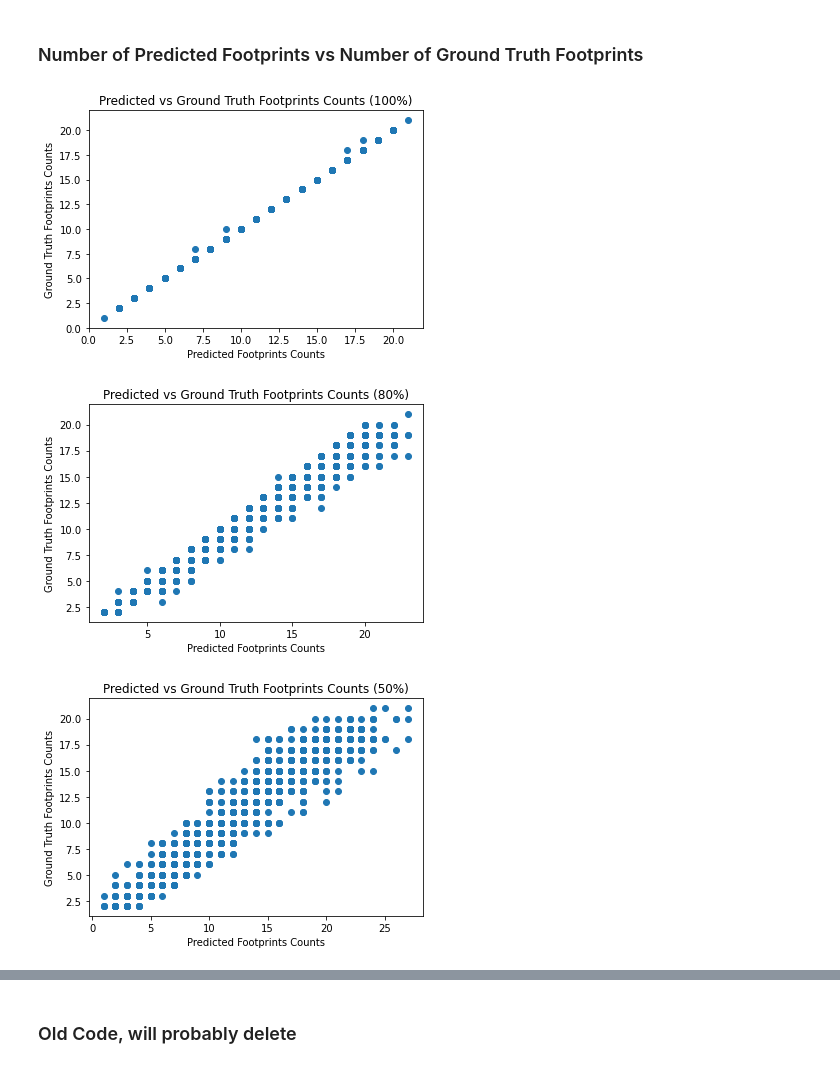
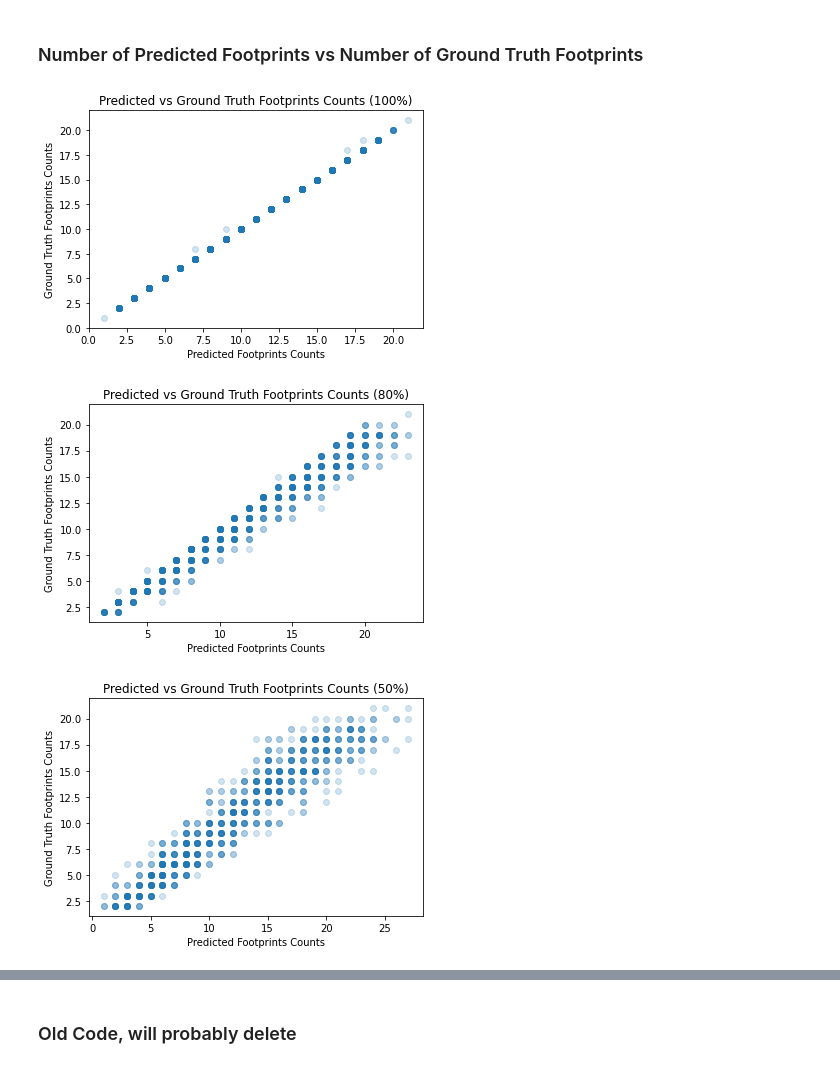
Before and after one commit to lihetran/HMM_Scripts, a Jupyter notebook: HMM_Notebook.ipynb, the cells around one changed output, grey strips where cells are left out. Saved outputs shown, nothing was run; the diff lists cells and outputs as text; code cells hidden in the pictures.

```diff
--- a/HMM_Notebook.ipynb
+++ b/HMM_Notebook.ipynb
@@ -440,0 +882,23 @@ with open('/data16/liam/testing/probability_mat.txt','w') as pm:
+# %%
+pred_dict_80 = {}
+for read in reads_80:
+    # ic(read[1], read[4])
+    read_dict = p_ribosome(read[1], [read[4]], 0.8)
+    pred_dict_80[read[0]] = read_dict
+# %%
+# plot distribution of confidence scores as CDF
+import matplotlib.pyplot as plt
+import seaborn as sns
+
+confidence_scores = []
+for read in pred_dict:
+    for key in pred_dict[read]:
+        confidence_scores.append(pred_dict[read][key])
+
+# counts, bin_edges = np.histogram(confidence_scores, bins = 1000)
+# pdf = counts/sum(counts)
+# cdf = np.cumsum(pdf)
+sns.ecdfplot(confidence_scores)
+plt.xlabel('Confidence Score')
+plt.ylabel('CDF')
+plt.title('Confidence Score Distribution for Ribosome Prediction')
@@ -440,0 +908,17 @@ with open('/data16/liam/testing/probability_mat.txt','w') as pm:
+# %%
+# plot distribution of confidence scores as CDF
+import matplotlib.pyplot as plt
+import seaborn as sns
+
+confidence_scores_80 = []
+for read in pred_dict_80:
+    for key in pred_dict_80[read]:
+        confidence_scores_80.append(pred_dict_80[read][key])
+
+# counts, bin_edges = np.histogram(confidence_scores, bins = 1000)
+# pdf = counts/sum(counts)
+# cdf = np.cumsum(pdf)
+sns.ecdfplot(confidence_scores_80)
+plt.xlabel('Confidence Score')
+plt.ylabel('CDF')
+plt.title('Confidence Score Distribution for Ribosome Prediction')
@@ -742,7 +1755,7 @@ for read in read_footprint_100:
     ground_truth_counts.append(read_footprint_100[read][1])
 
 # Create the scatter plot
-plt.scatter(predicted_counts, ground_truth_counts)
+plt.scatter(predicted_counts, ground_truth_counts, alpha = 0.2)
 
 # Add labels and title
 plt.xlabel('Predicted Footprints Counts')
@@ -750,9 +1763,9 @@ plt.ylabel('Ground Truth Footprints Counts')
 plt.title('Predicted vs Ground Truth Footprints Counts (100%)')
 
 # Show the plot
-plt.show()
+plt.savefig('/data16/liam/HMM_Scripts-1/figures/predicted_vs_ground_truth_100.svg')
 # %% [output]
-[figure, old version]
+[figure, new version]
 # %%
 import matplotlib.pyplot as plt
 
@@ -767,7 +1780,7 @@ for read in read_footprint_80:
 
 
 # Create the scatter plot
-plt.scatter(predicted_counts, ground_truth_counts)
+plt.scatter(predicted_counts, ground_truth_counts, alpha=0.2)
 
 # Add labels and title
 plt.xlabel('Predicted Footprints Counts')
@@ -775,33 +1788,33 @@ plt.ylabel('Ground Truth Footprints Counts')
 plt.title('Predicted vs Ground Truth Footprints Counts (80%)')
 
 # Show the plot
-plt.show()
+plt.savefig('/data16/liam/HMM_Scripts-1/figures/predicted_vs_ground_truth_80.svg')
 # %% [output]
-[figure, old version]
+[figure, new version]
 # %%
 import matplotlib.pyplot as plt
 
 # Extract the data from the reads dictionaries
 predicted_counts = []
 ground_truth_counts = []
 
 
 for read in read_footprint_50:
     predicted_counts.append(read_footprint_50[read][0])
     ground_truth_counts.append(read_footprint_50[read][1])
 
 # Create the scatter plot
-plt.scatter(predicted_counts, ground_truth_counts)
+plt.scatter(predicted_counts, ground_truth_counts, alpha=0.2)
 
 # Add labels and title
 plt.xlabel('Predicted Footprints Counts')
 plt.ylabel('Ground Truth Footprints Counts')
 plt.title('Predicted vs Ground Truth Footprints Counts (50%)')
 
 # Show the plot
-plt.show()
+plt.savefig('/data16/liam/HMM_Scripts-1/figures/predicted_vs_ground_truth_50.svg')
 # %% [output]
-[figure, old version]
+[figure, new version]
 # %%
 import matplotlib.pyplot as plt
 
```
Also changed, not shown: parts of 52 cells of this notebook, 22 other files.
